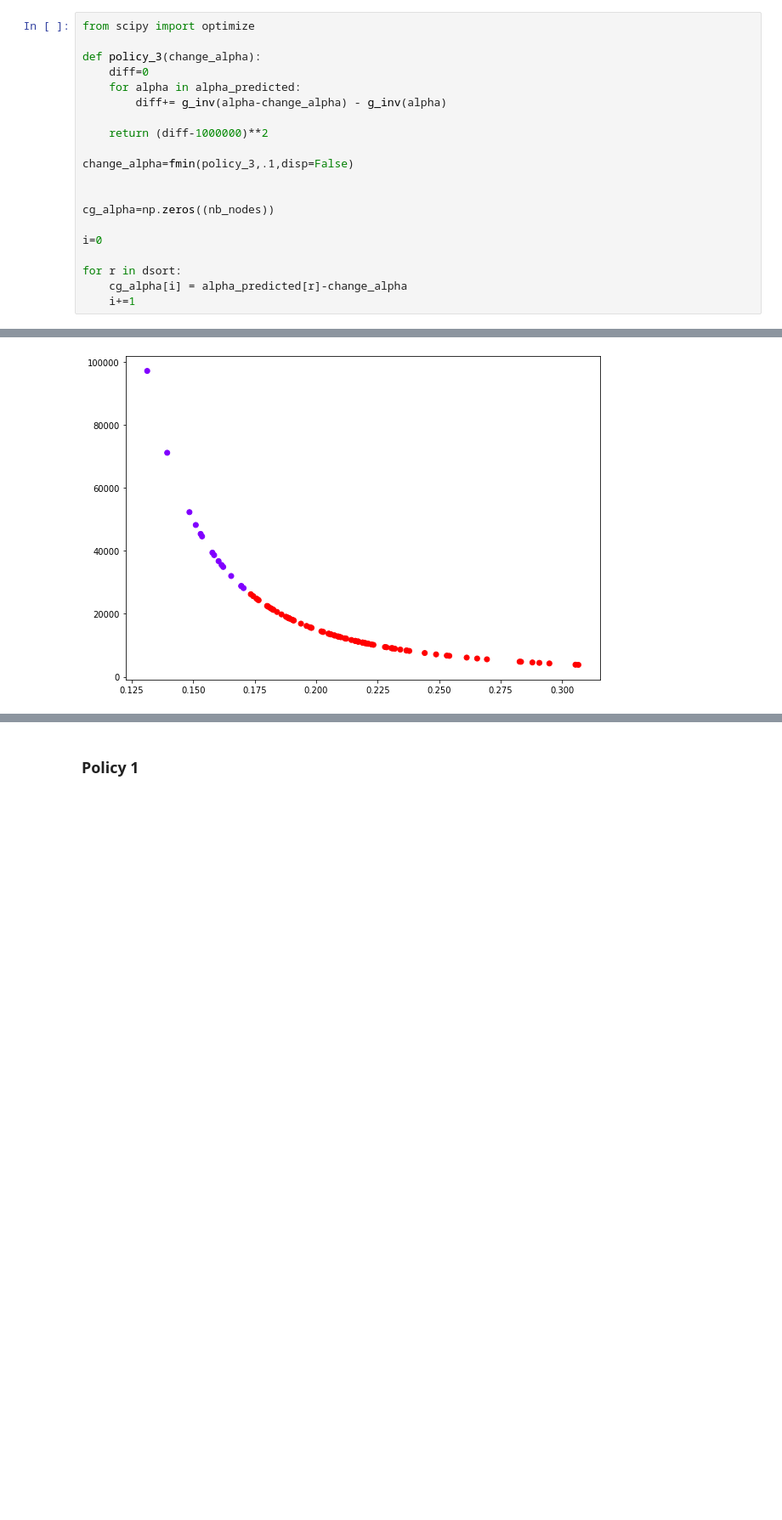
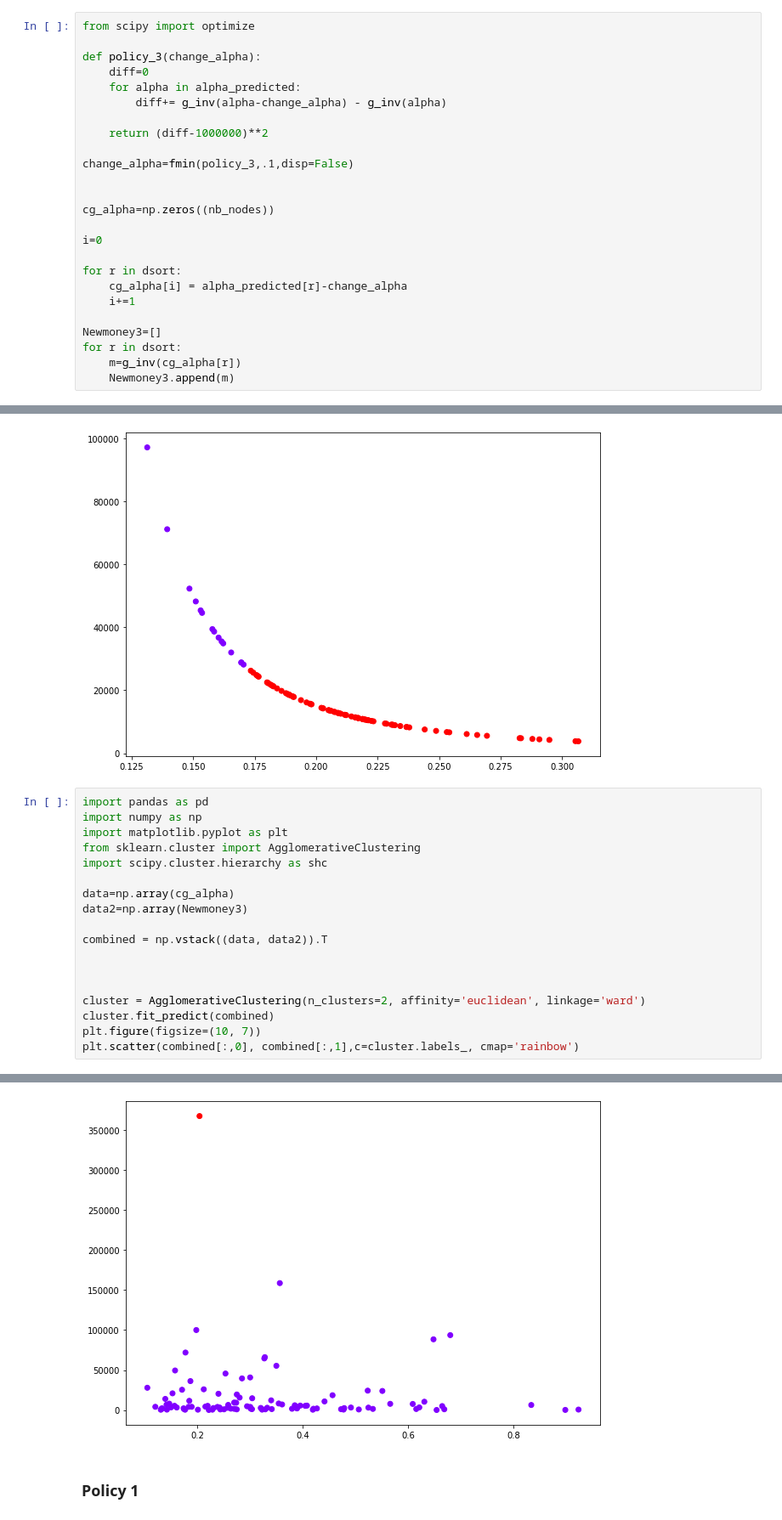
Before and after one commit to emily-sj/CS190DDProject, a Jupyter notebook: Part2 a and b (4).ipynb, the cells around one changed output, grey strips where cells are left out. Shown: that part at 85% size. Cells and saved outputs as stored; diff of their text form; blank space fills up the shorter version.

Commit message:
visual for policy 3

```diff
--- a/Part2 a and b (4).ipynb
+++ b/Part2 a and b (4).ipynb
@@ -262,6 +258,11 @@ i=0
 for r in dsort:
     cg_alpha[i] = alpha_predicted[r]-change_alpha
     i+=1
+
+Newmoney3=[]
+for r in dsort:
+    m=g_inv(cg_alpha[r])
+    Newmoney3.append(m)
 # %%
 #i
 scatter_plot(cg_alpha)
@@ -373,3 +370,22 @@ plt.scatter(combined[:,0], combined[:,1],c=cluster.labels_, cmap='rainbow')
 # %% [output]
 <matplotlib.collections.PathCollection at 0x...>
 [figure]
+# %%
+import pandas as pd
+import numpy as np
+import matplotlib.pyplot as plt
+from sklearn.cluster import AgglomerativeClustering
+import scipy.cluster.hierarchy as shc
+
+data=np.array(cg_alpha)
+data2=np.array(Newmoney3)
+
+combined = np.vstack((data, data2)).T
+
+
+
+cluster = AgglomerativeClustering(n_clusters=2, affinity='euclidean', linkage='ward')
+cluster.fit_predict(combined)
+plt.figure(figsize=(10, 7))
+plt.scatter(combined[:,0], combined[:,1],c=cluster.labels_, cmap='rainbow')
+# %% [output]
@@ -376,3 +393,4 @@ plt.scatter(combined[:,0], combined[:,1],c=cluster.labels_, cmap='rainbow')
+[figure, added]
 # %% [markdown]
 ### Policy 1
 # %% [markdown]
```
Also changed, not shown: parts of 5 cells of this notebook.
